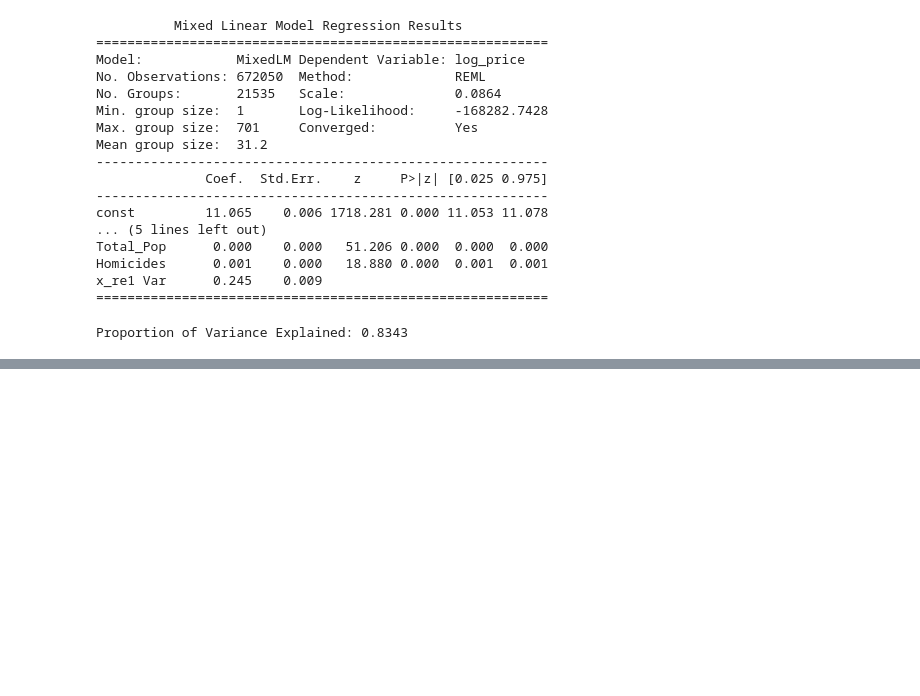
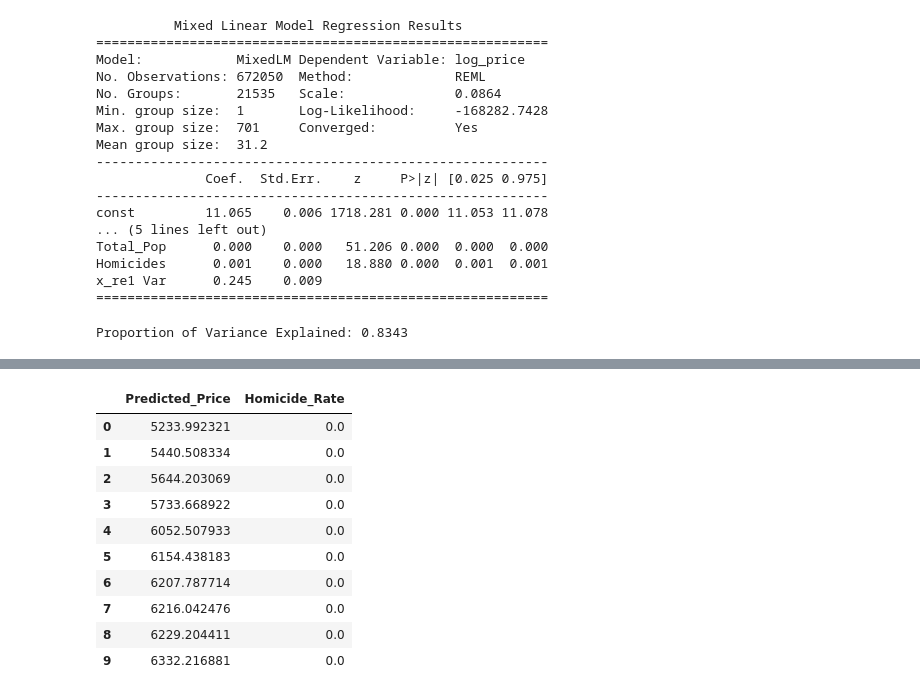
Before and after one commit to et-lang225/House_Prices_Project, a Jupyter notebook: statsmod_GLMM.ipynb, the cells around one changed output, grey strips where cells are left out. Drawn from its saved outputs; the diff is of its cells as text; code cells hidden in the pictures; blank space fills up the shorter version.

```diff
--- a/statsmod_GLMM.ipynb
+++ b/statsmod_GLMM.ipynb
@@ -173,0 +119,54 @@ plt.show()
+# %%
+perm_df = pd.DataFrame()
+zips = list(df['zip_code'].unique())
+for z in zips:
+    Household_AGI = df.loc[df['zip_code'] == z, 'Household_AGI'].unique()
+    Total_Pop = df.loc[df['zip_code'] == z, 'Total_Pop'].unique()
+    Homicides = df.loc[df['zip_code'] == z, 'Homicides'].unique()
+    all_permutations = list(itertools.product(Household_AGI, Total_Pop, Homicides, [z]))
+    temp_df = pd.DataFrame(all_permutations, columns=['Household_AGI', 'Total_Pop', 'Homicides', 'zip_code'])
+    perm_df = pd.concat([perm_df, temp_df], ignore_index=True)
+perm_df = perm_df.drop_duplicates().reset_index(drop=True)
+# %%
+def Client_criteria(min_beds=input("Minimum bedrooms you would like:"), max_beds=input("Maximum bedrooms you would like:"), min_baths=input("Minimum bathrooms you would like:"), max_baths=input("Maximum bathrooms you would like:"),
+                    min_sqft=input("Minimum square footage you would like:"), max_sqft=input("Maximum square footage you would like:"), min_acre_lot=input("Minimum acreage you would like (acre=sqft/43,560):"), max_acre_lot=input("Maximum acreage you would like (acre=sqft/43,560):")):
+    client_data= {'sqft': (min_sqft, max_sqft),
+                  'bed': (min_beds, max_beds),
+                  'bath': (min_baths, max_baths),
+                  'acre_lot': (min_acre_lot, max_acre_lot)}
+    return client_data
+client_data = Client_criteria()
+client_data = pd.DataFrame(client_data).astype(float)
+# %%
+n_smap = 1000000
+predict_data = perm_df.sample(n=n_smap, replace=True, random_state=42).reset_index(drop=True)
+predict_data['bed'] = np.random.normal(loc=(client_data['bed'].mean()), scale=(client_data['bed'].mean()-client_data['bed'].min())/2, size=n_smap).round().astype(int)
+predict_data['bath'] = np.random.normal(loc=(client_data['bath'].mean()), scale=(client_data['bath'].mean()-client_data['bath'].min())/2, size=n_smap).round().astype(int)
+predict_data['house_size'] = np.random.normal(loc=(client_data['sqft'].mean()), scale=(client_data['sqft'].mean()-client_data['sqft'].min())/2, size=n_smap).round().astype(int)
+predict_data['acre_lot'] = np.random.normal(loc=(client_data['acre_lot'].mean()), scale=(client_data['acre_lot'].mean()-client_data['acre_lot'].min())/2, size=n_smap).round(2)
+predict_data = sm.add_constant(predict_data)
+exog_pred = predict_data[['const', 'bed', 'bath', 'house_size', 'acre_lot',
+                          'Household_AGI', 'Total_Pop', 'Homicides']]
+groups_pred = predict_data['zip_code']
+re = pd.DataFrame(result.random_effects).T.reset_index()
+re.columns = ['zip_code', 'random_effect']
+re_df = predict_data[['zip_code']].merge(re, on='zip_code', how='left')
+price_pred = result.predict(exog=exog_pred) + re_df['random_effect'].values
+hom_rate = predict_data['Homicides'] / predict_data['Total_Pop'] * 100000
+price_pred = pd.DataFrame({'Homicide_Rate': hom_rate, 'Predicted_Price': np.exp(price_pred)})
+result_df = price_pred[['Predicted_Price', 'Homicide_Rate']]
+result_df = result_df.sort_values(by=['Homicide_Rate','Predicted_Price']).reset_index(drop=True)
+# %%
+result_df.head(10)
+# %% [output]
+|  | Predicted_Price | Homicide_Rate |
+| 0 | 5233.992321 | 0.0 |
+| 1 | 5440.508334 | 0.0 |
+| 2 | 5644.203069 | 0.0 |
+| 3 | 5733.668922 | 0.0 |
+| 4 | 6052.507933 | 0.0 |
+| 5 | 6154.438183 | 0.0 |
+| 6 | 6207.787714 | 0.0 |
+| 7 | 6216.042476 | 0.0 |
+| 8 | 6229.204411 | 0.0 |
+| 9 | 6332.216881 | 0.0 |
```
Also changed, not shown: parts of 5 cells of this notebook.
